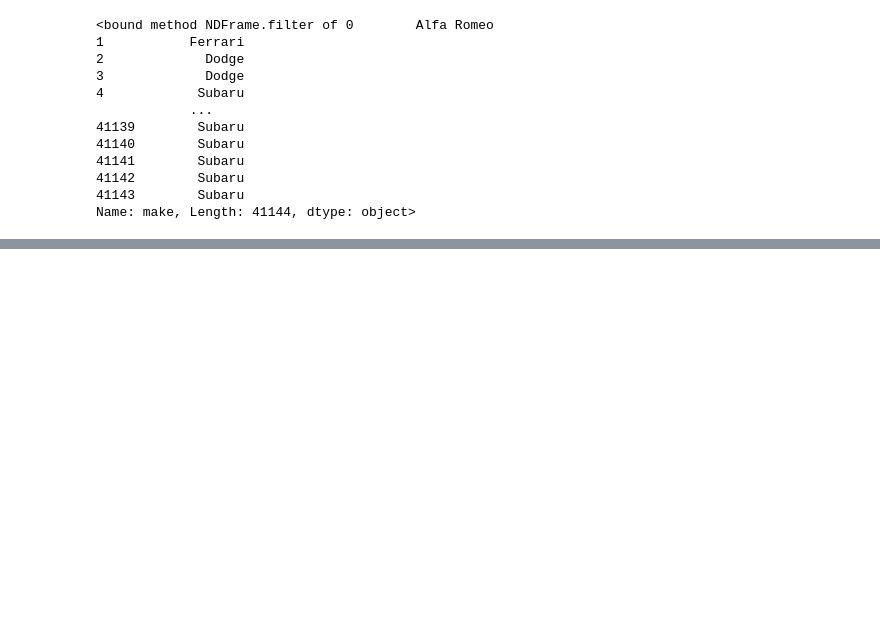
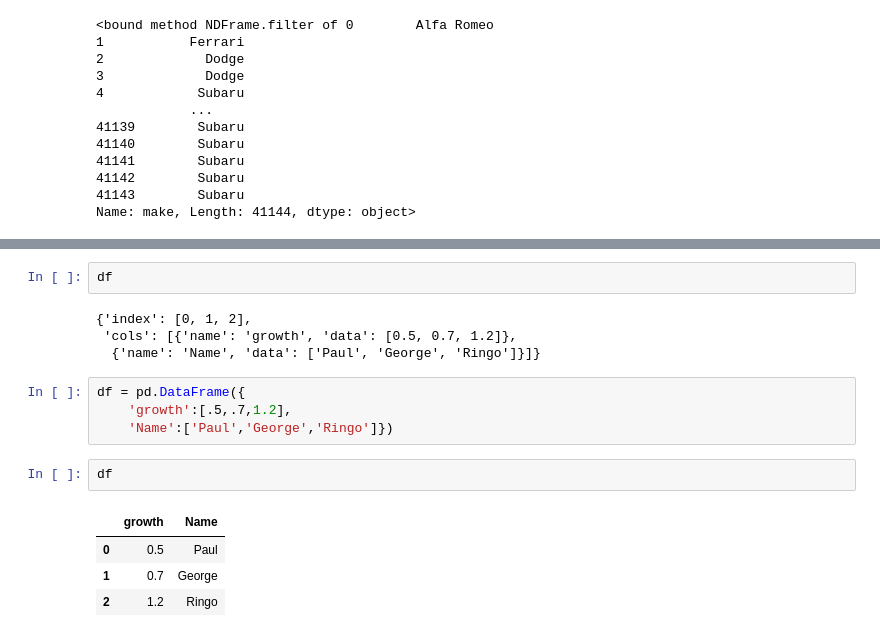
Before and after one commit to Moisebea/PythonDatastructure, a Jupyter notebook: EPP_For_Data_Manipulation/Data_manipulation.ipynb, the cells around one changed output, grey strips where cells are left out. Drawn from its saved outputs; the diff is of its cells as text; blank space fills up the shorter version.

```diff
--- a/EPP_For_Data_Manipulation/Data_manipulation.ipynb
+++ b/EPP_For_Data_Manipulation/Data_manipulation.ipynb
@@ -607,0 +620,17 @@ Name: make, Length: 41144, dtype: object>
+# %%
+df
+# %% [output]
+{'index': [0, 1, 2],
+ 'cols': [{'name': 'growth', 'data': [0.5, 0.7, 1.2]},
+  {'name': 'Name', 'data': ['Paul', 'George', 'Ringo']}]}
+# %%
+df = pd.DataFrame({
+    'growth':[.5,.7,1.2],
+    'Name':['Paul','George','Ringo']})
+# %%
+df
+# %% [output]
+|  | growth | Name |
+| 0 | 0.5 | Paul |
+| 1 | 0.7 | George |
+| 2 | 1.2 | Ringo |
```
Also changed, not shown: parts of 7 cells of this notebook.
